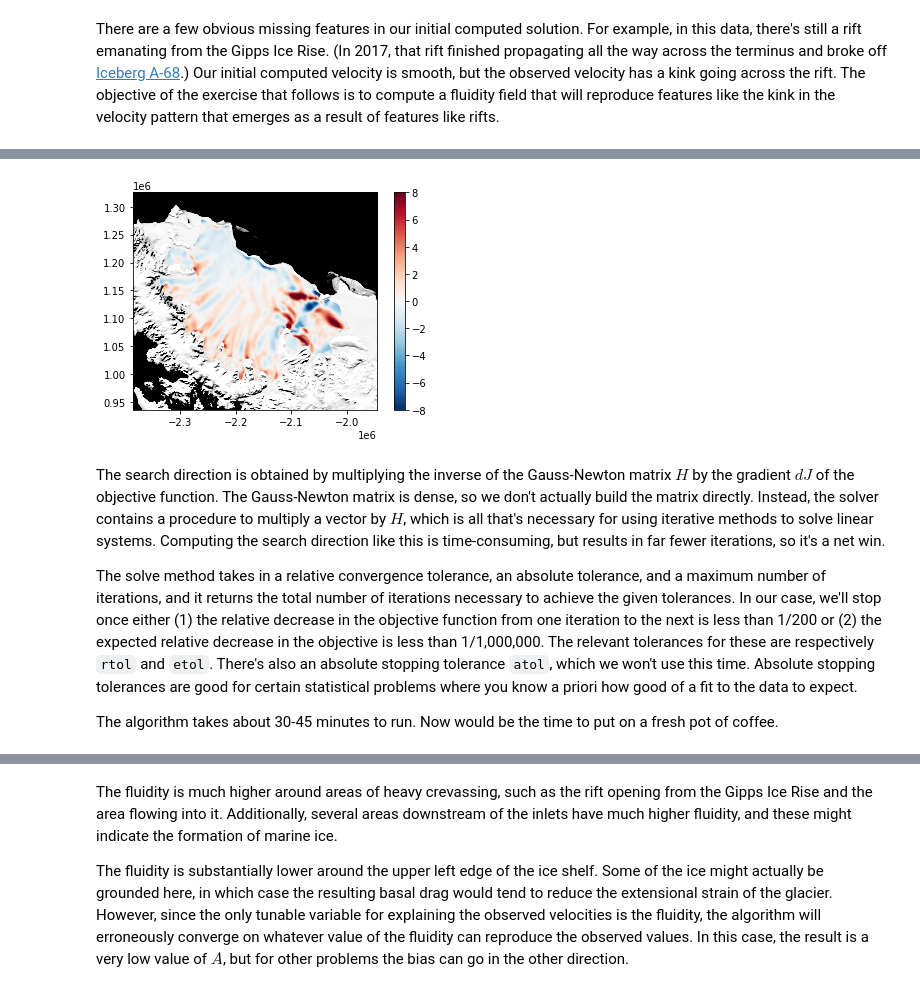
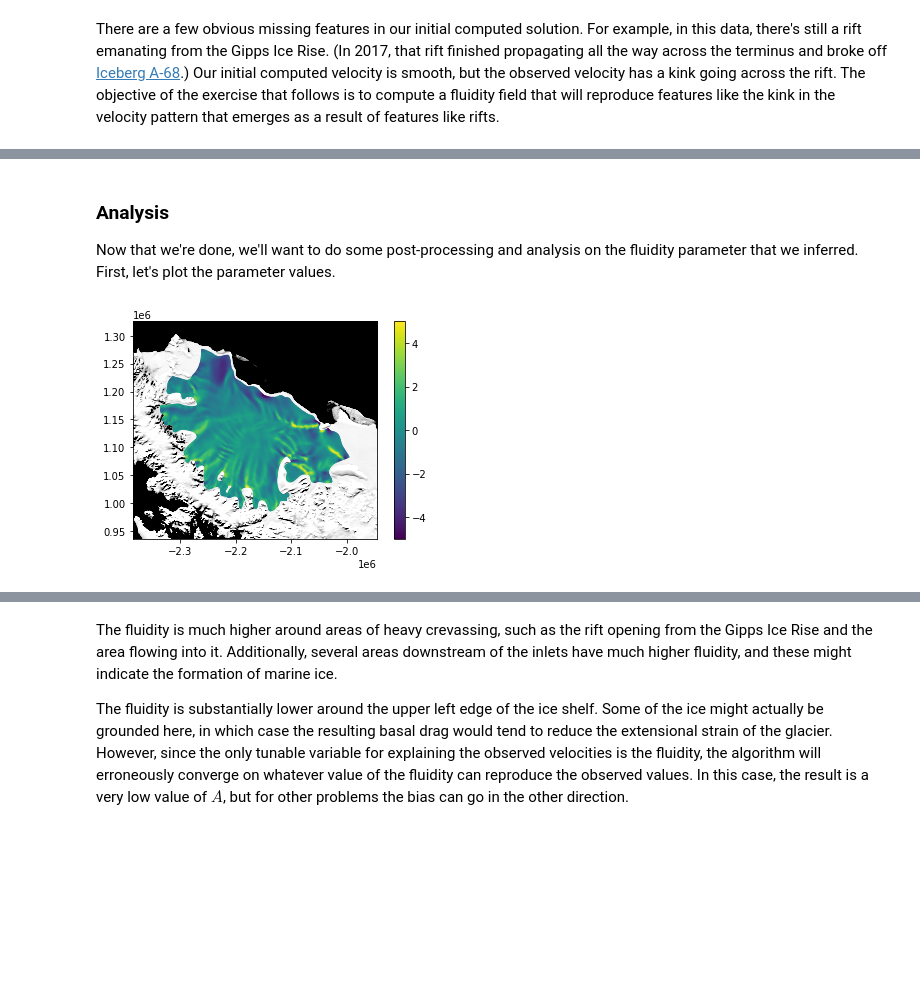
Before and after one commit to icepack/icepack.github.io, a Jupyter notebook: notebooks/tutorials/05-ice-shelf-inverse/index.ipynb, the cells around one changed output, grey strips where cells are left out. Drawn from its saved outputs; the diff is of its cells as text; code cells hidden in the pictures; blank space fills up the shorter version.

```diff
--- a/notebooks/tutorials/05-ice-shelf-inverse/index.ipynb
+++ b/notebooks/tutorials/05-ice-shelf-inverse/index.ipynb
@@ -215,0 +237,2 @@ We'll pass these functions to the inverse problem when we create it.
+# %%
+area = assemble(Constant(1.0) * dx(mesh))
@@ -216,11 +241,10 @@ We'll pass these functions to the inverse problem when we create it.
 # %%
-import icepack.inverse
+def loss_functional(u):
+    δu = u - u_obs
+    return 0.5 / Constant(area) * ((δu[0] / σx) ** 2 + (δu[1] / σy) ** 2) * dx
 
-def objective(u):
-    δu = u - u_obs
-    return 0.5 * ((δu[0] / σx)**2 + (δu[1] / σy)**2) * dx
 
-Θ = firedrake.Constant(1.)
-L = firedrake.Constant(7.5e3)
 def regularization(θ):
-    return 0.5 * (L / Θ)**2 * inner(grad(θ), grad(θ)) * dx
+    Θ = Constant(1.)
+    L = Constant(7.5e3)
+    return 0.5 / Constant(area) * (L / Θ)**2 * inner(grad(θ), grad(θ)) * dx
@@ -302,0 +261,9 @@ In other words, starting from a spatially constant initial guess, the fastest wa
+# %%
+from icepack.statistics import StatisticsProblem, MaximumProbabilityEstimator
+
+problem = StatisticsProblem(
+    simulation=simulation,
+    loss_functional=loss_functional,
+    regularization=regularization,
+    controls=θ,
+)
@@ -302,0 +277,8 @@ In other words, starting from a spatially constant initial guess, the fastest wa
+# %%
+estimator = MaximumProbabilityEstimator(
+    problem,
+    gradient_tolerance=1e-4,
+    step_tolerance=1e-1,
+    max_iterations=50,
+)
+θ = estimator.solve()
@@ -303,23 +309,11 @@ In other words, starting from a spatially constant initial guess, the fastest wa
+# %% [markdown]
+### Analysis
+
+Now that we're done, we'll want to do some post-processing and analysis on the fluidity parameter that we inferred.
+First, let's plot the parameter values.
 # %%
 fig, axes = subplots()
-ϕ = inverse_solver.search_direction
-colors = icepack.plot.tripcolor(
-    ϕ, vmin=-8, vmax=+8, cmap='RdBu_r', axes=axes
-)
+colors = icepack.plot.tripcolor(θ, vmin=-5, vmax=+5, axes=axes)
 fig.colorbar(colors);
 # %% [output]
-[figure, old version]
+[figure, new version]
-# %% [markdown]
-The search direction is obtained by multiplying the inverse of the Gauss-Newton matrix $H$ by the gradient $dJ$ of the objective function.
-The Gauss-Newton matrix is dense, so we don't actually build the matrix directly.
-Instead, the solver contains a procedure to multiply a vector by $H$, which is all that's necessary for using iterative methods to solve linear systems.
-Computing the search direction like this is time-consuming, but results in far fewer iterations, so it's a net win.
-
-The solve method takes in a relative convergence tolerance, an absolute tolerance, and a maximum number of iterations, and it returns the total number of iterations necessary to achieve the given tolerances.
-In our case, we'll stop once either (1) the relative decrease in the objective function from one iteration to the next is less than 1/200 or (2) the expected relative decrease in the objective is less than 1/1,000,000.
-The relevant tolerances for these are respectively `rtol` and `etol`.
-There's also an absolute stopping tolerance `atol`, which we won't use this time.
-Absolute stopping tolerances are good for certain statistical problems where you know a priori how good of a fit to the data to expect.
-
-The algorithm takes about 30-45 minutes to run.
-Now would be the time to put on a fresh pot of coffee.
```
Also changed, not shown: parts of 33 cells of this notebook, 29 other files.
